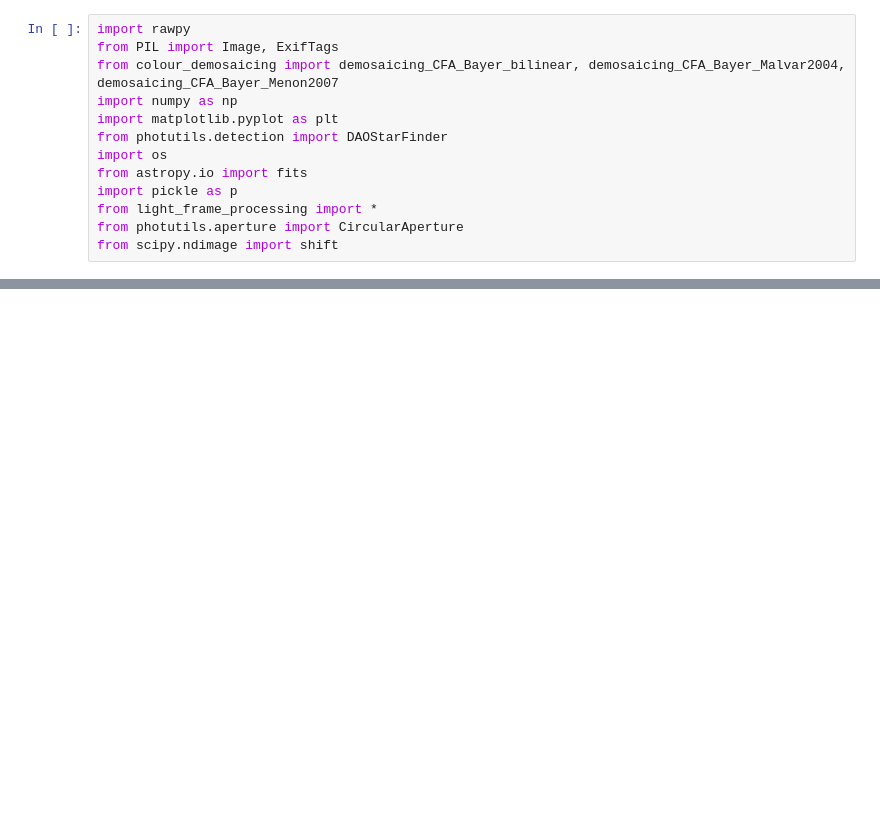
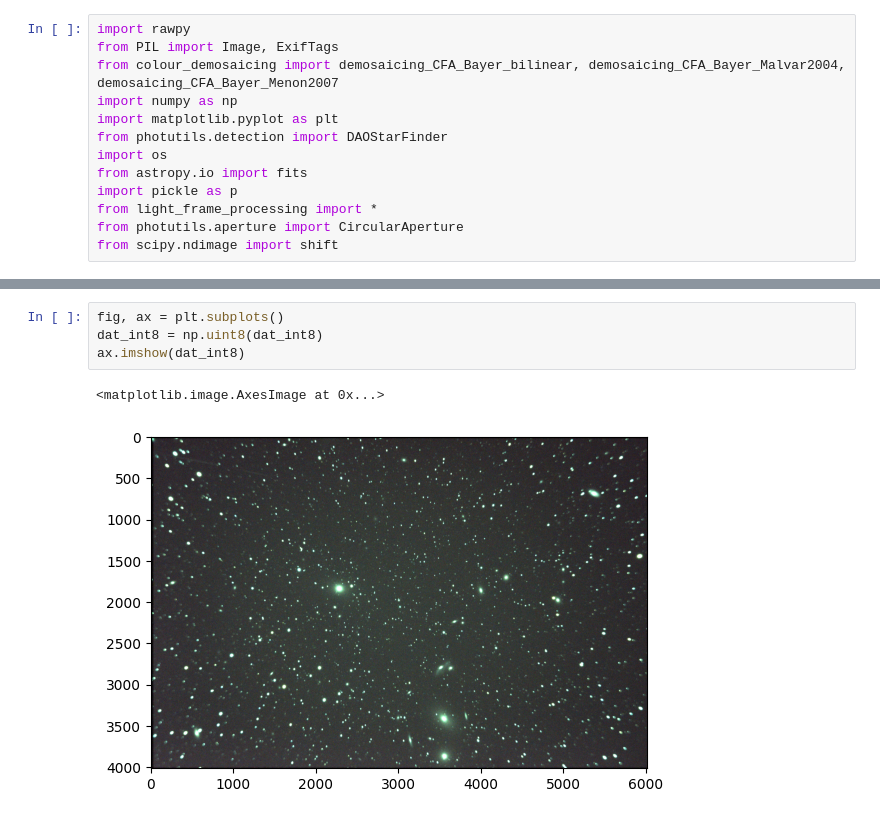
Before and after one commit to nasa-T/Astrophotography, a Jupyter notebook: image_stacking.ipynb, the cells around one changed output, grey strips where cells are left out. Drawn from its saved outputs; the diff is of its cells as text; blank space fills up the shorter version.

```diff
--- a/image_stacking.ipynb
+++ b/image_stacking.ipynb
@@ -151,0 +224,7 @@ dir_path = 'M81+82_052424/'
+# %%
+fig, ax = plt.subplots()
+dat_int8 = np.uint8(dat_int8)
+ax.imshow(dat_int8)
+# %% [output]
+<matplotlib.image.AxesImage at 0x...>
+[figure, added]
```
Also changed, not shown: parts of 10 cells of this notebook, 5 other files.
